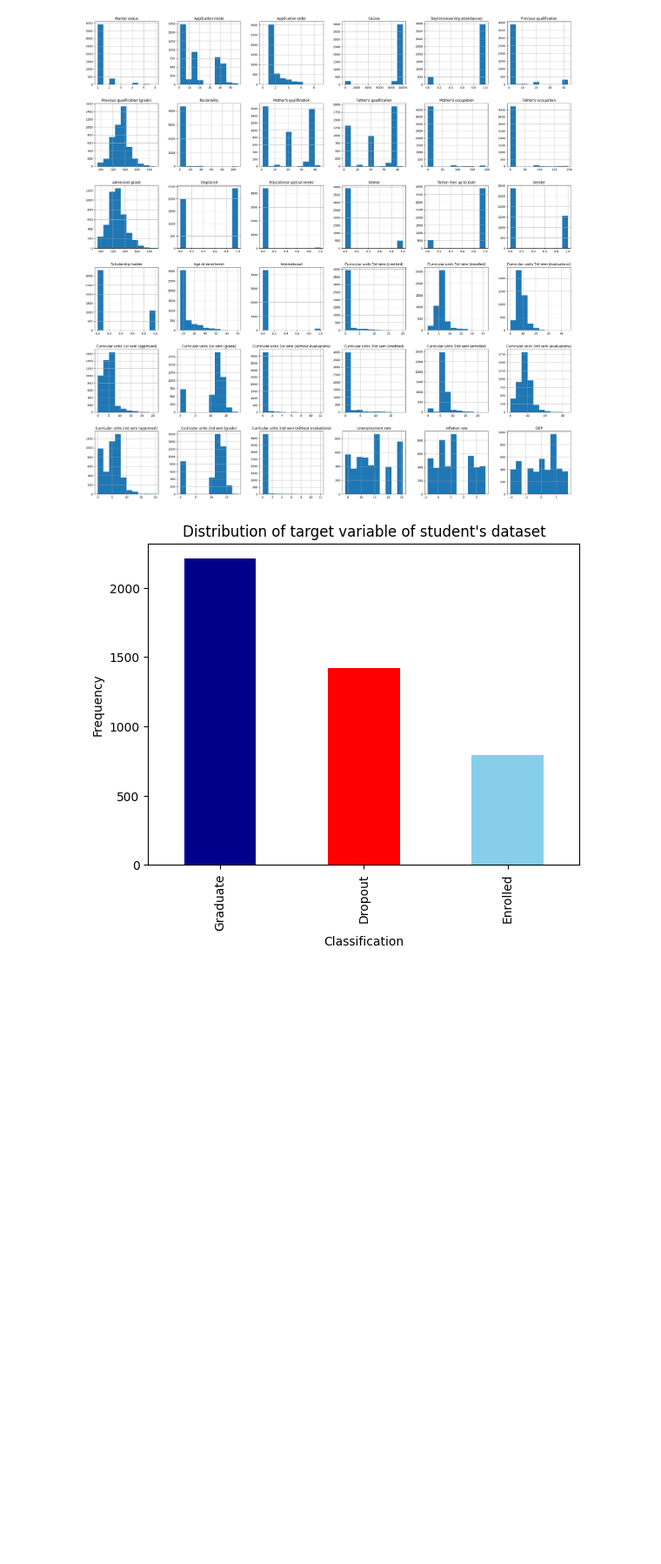
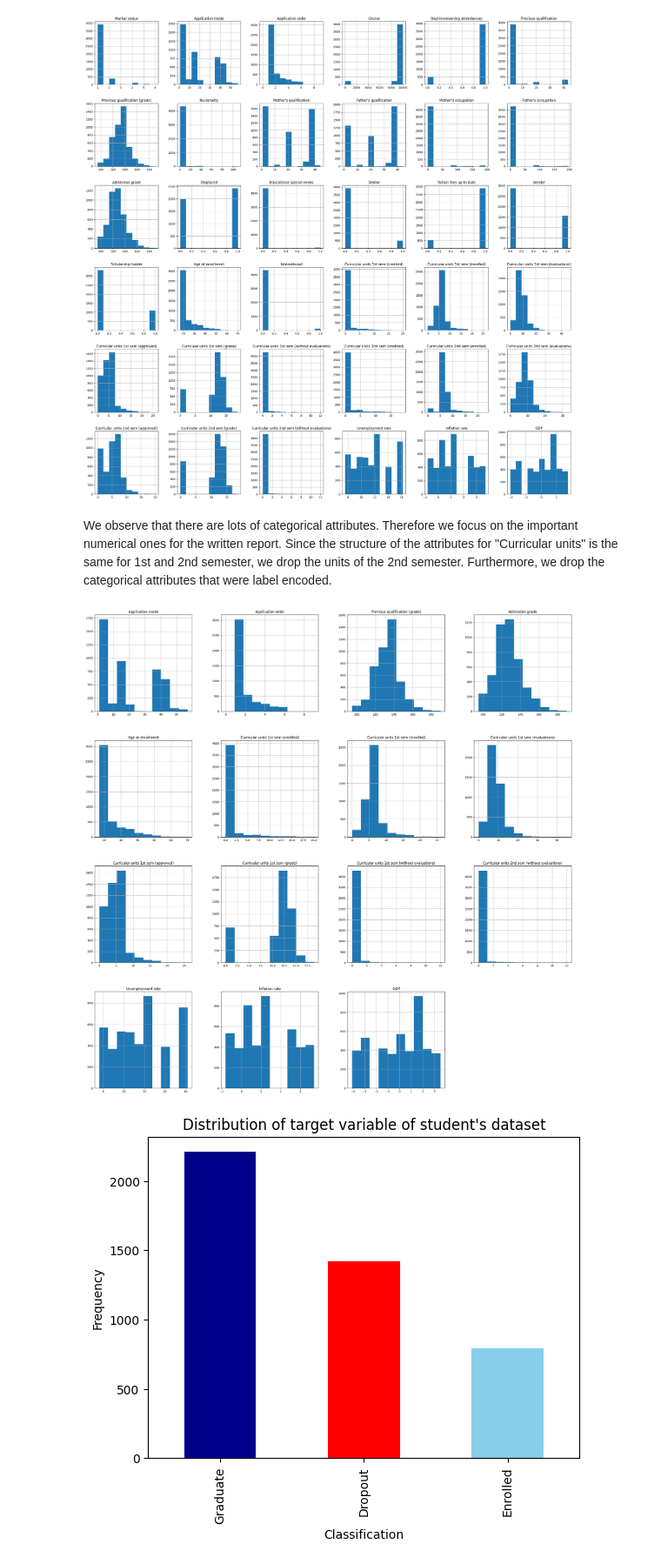
Before and after one commit to lebe1/MachineLearningCourse, a Jupyter notebook: explore.ipynb, the cells around one changed output. Shown at 87% size. Cells and saved outputs as stored; diff of their text form; code cells hidden in the pictures; blank space fills up the shorter version.

Commit message:
Changes for histograms

```diff
--- a/explore.ipynb
+++ b/explore.ipynb
@@ -56,6 +56,22 @@ X_student.hist(figsize=(30, 30))
 plt.show()
 # %% [output]
 [figure]
+# %% [markdown]
+We observe that there are lots of categorical attributes. Therefore we focus on the important numerical ones for the written report.
+Since the structure of the attributes for "Curricular units" is the same for 1st and 2nd semester, we drop the units of the 2nd semester. Furthermore, we drop the categorical attributes that were label encoded.
+# %%
+X_student_numeric = X_student.drop(["Marital status", "Course", "Daytime/evening attendance\t", "Previous qualification",
+                                    "Nacionality", "Mother's qualification", "Father's qualification", "Mother's occupation",
+                                    "Father's occupation", "Displaced", "Educational special needs", "Debtor",
+                                    "Tuition fees up to date", "Gender", "Scholarship holder", "International",
+                                    "Curricular units 2nd sem (credited)", "Curricular units 2nd sem (enrolled)",
+                                    "Curricular units 2nd sem (evaluations)", "Curricular units 2nd sem (approved)",
+                                    "Curricular units 2nd sem (grade)"],
+                                    axis=1)
+X_student_numeric.hist(figsize=(30, 30))
+plt.show()
+# %% [output]
+[figure, added]
 # %%
 # Plot the target variable
 df = pd.DataFrame(y_student)
```
